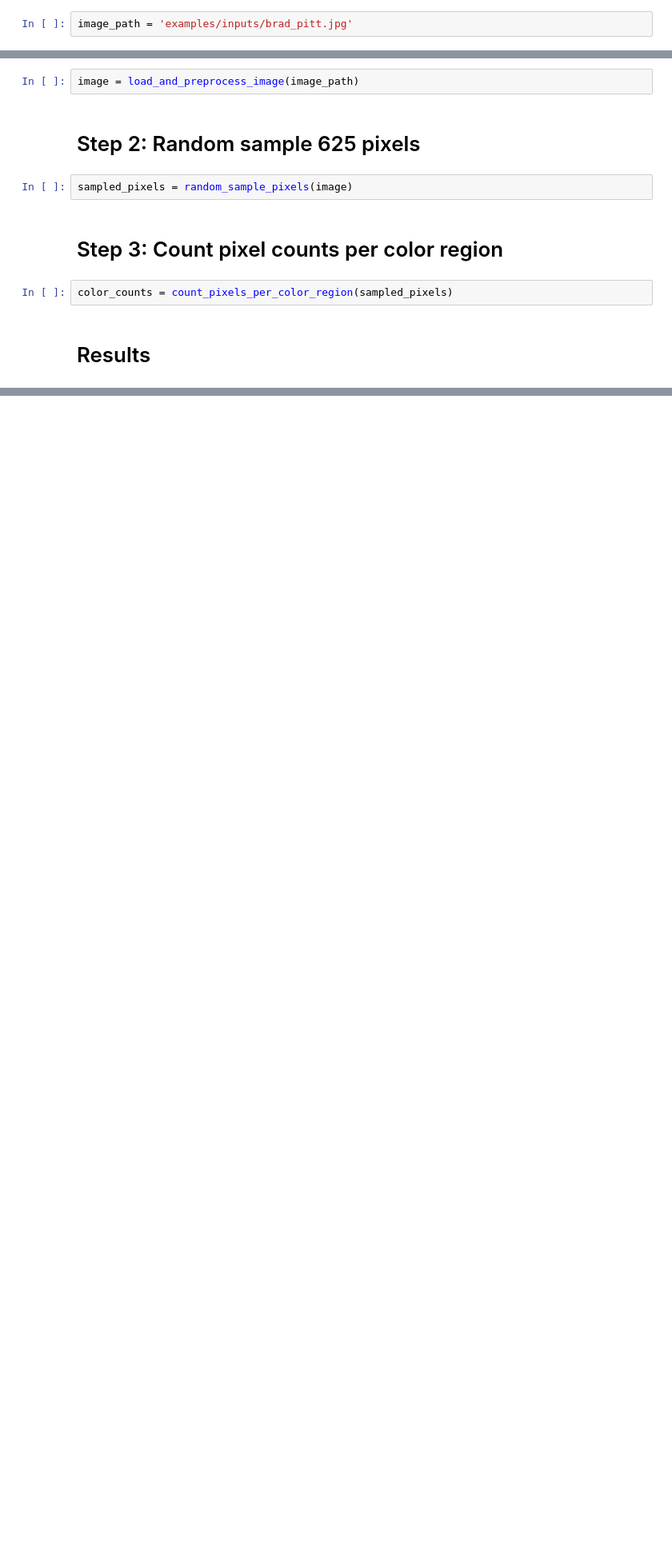
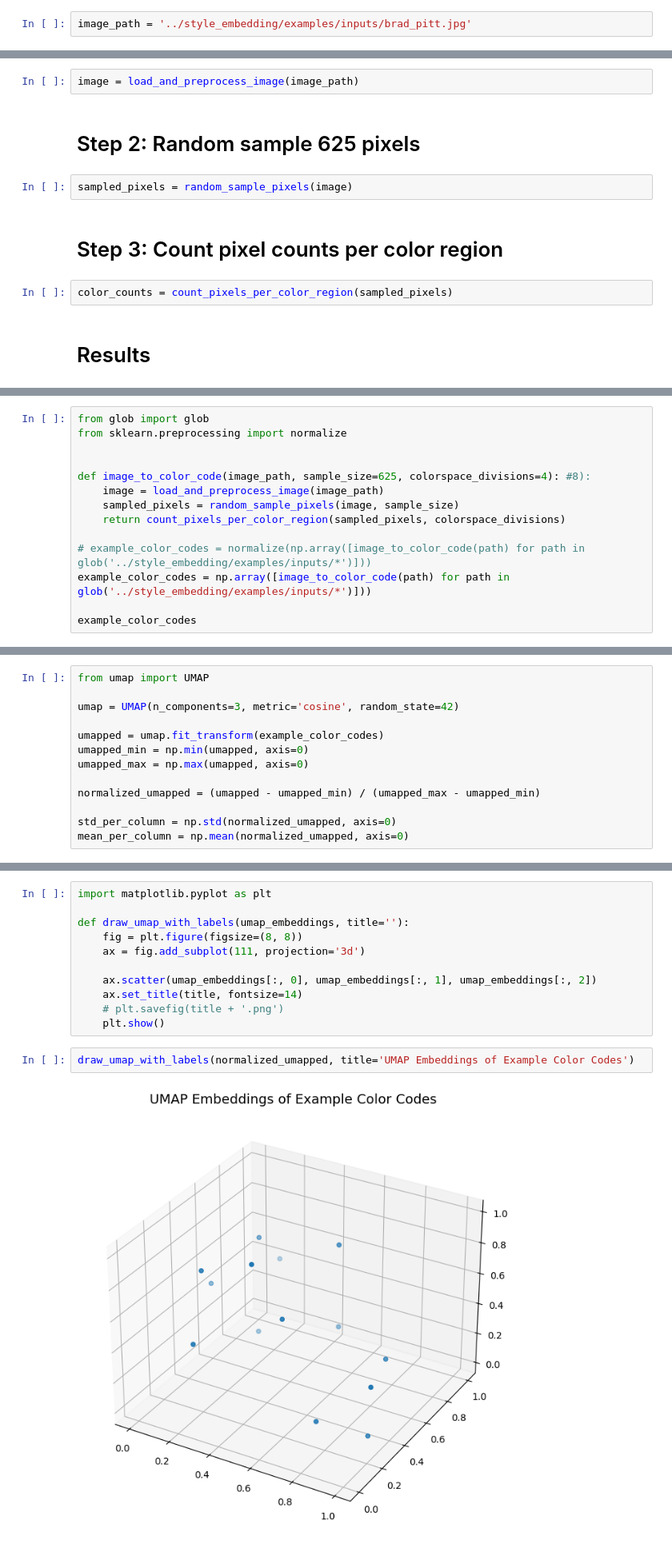
Before and after one commit to Ehevi/artsygest, a Jupyter notebook: 3d_colourspace_nearest_neighbours/color_embeddings.ipynb, the cells around one changed output, grey strips where cells are left out. Shown at 80% size. Drawn from its saved outputs; the diff is of its cells as text; blank space fills up the shorter version.

```diff
--- a/3d_colourspace_nearest_neighbours/color_embeddings.ipynb
+++ b/3d_colourspace_nearest_neighbours/color_embeddings.ipynb
@@ -67,7 +34,7 @@ def count_pixels_per_color_region(sampled_pixels, colorspace_divisions=6): #8):
 # %% [markdown]
 # Sample image
 # %%
-image_path = 'examples/inputs/brad_pitt.jpg'
+image_path = '../style_embedding/examples/inputs/brad_pitt.jpg'
 # %% [markdown]
 # Step 1: Load image
 # %%
@@ -109,0 +108,14 @@ len(color_counts)
+# %%
+from glob import glob
+from sklearn.preprocessing import normalize
+
+
+def image_to_color_code(image_path, sample_size=625, colorspace_divisions=4): #8):
+    image = load_and_preprocess_image(image_path)
+    sampled_pixels = random_sample_pixels(image, sample_size)
+    return count_pixels_per_color_region(sampled_pixels, colorspace_divisions)
+
+# example_color_codes = normalize(np.array([image_to_color_code(path) for path in glob('../style_embedding/examples/inputs/*')]))
+example_color_codes = np.array([image_to_color_code(path) for path in glob('../style_embedding/examples/inputs/*')]))
+
+example_color_codes
@@ -109,0 +140,13 @@ len(color_counts)
+# %%
+from umap import UMAP
+
+umap = UMAP(n_components=3, metric='cosine', random_state=42)
+
+umapped = umap.fit_transform(example_color_codes)
+umapped_min = np.min(umapped, axis=0)
+umapped_max = np.max(umapped, axis=0)
+
+normalized_umapped = (umapped - umapped_min) / (umapped_max - umapped_min)
+
+std_per_column = np.std(normalized_umapped, axis=0)
+mean_per_column = np.mean(normalized_umapped, axis=0)
@@ -109,0 +161,15 @@ len(color_counts)
+# %%
+import matplotlib.pyplot as plt
+
+def draw_umap_with_labels(umap_embeddings, title=''):
+    fig = plt.figure(figsize=(8, 8))
+    ax = fig.add_subplot(111, projection='3d')
+
+    ax.scatter(umap_embeddings[:, 0], umap_embeddings[:, 1], umap_embeddings[:, 2])
+    ax.set_title(title, fontsize=14)
+    # plt.savefig(title + '.png')
+    plt.show()
+# %%
+draw_umap_with_labels(normalized_umapped, title='UMAP Embeddings of Example Color Codes')
+# %% [output]
+[figure, added]
```
Also changed, not shown: parts of 14 cells of this notebook, 31 other files.
